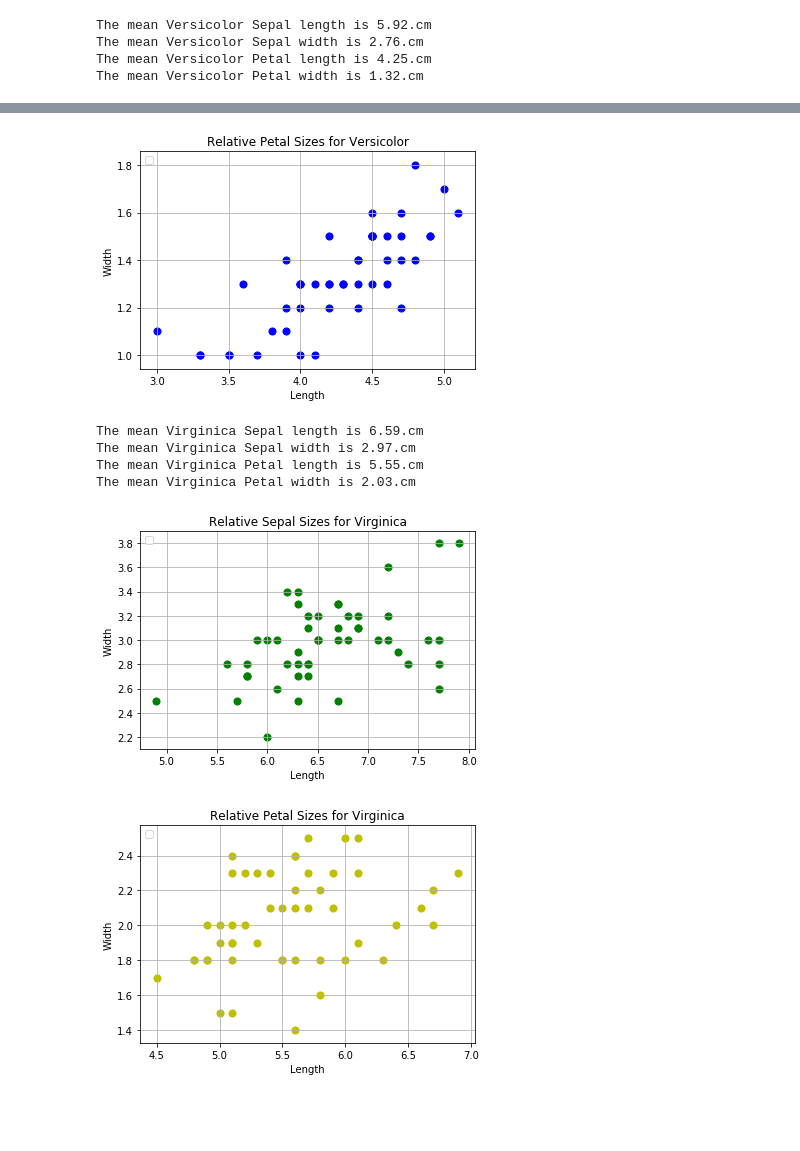
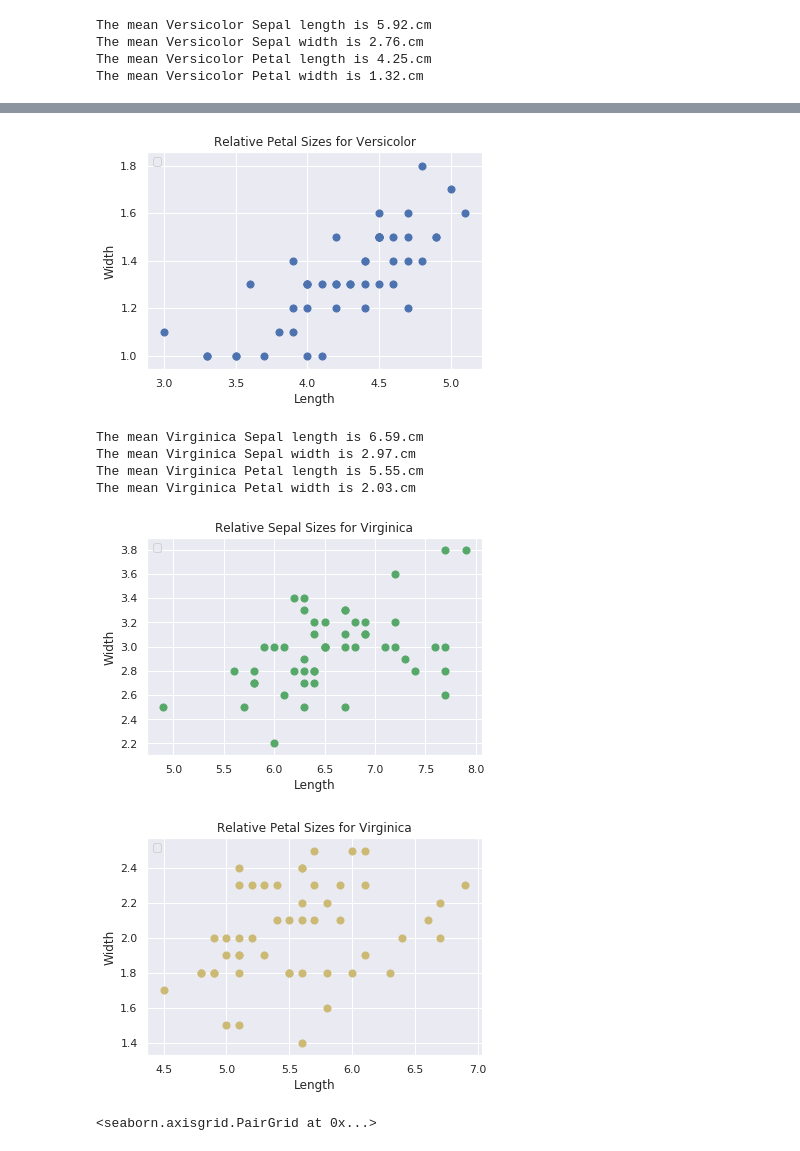
Before and after one commit to Rapid130RS/iris_dataset, a Jupyter notebook: matplotlib_pyplot.ipynb, the cells around one changed output, grey strips where cells are left out. Saved outputs shown, nothing was run; the diff lists cells and outputs as text; code cells hidden in the pictures; blank space fills up the shorter version.

```diff
--- a/matplotlib_pyplot.ipynb
+++ b/matplotlib_pyplot.ipynb
@@ -6,6 +6,7 @@
 # I will inially use a scatter plot to understand the realtionships between the four attributes
 import matplotlib.pyplot as plt
 import numpy as np
+import seaborn as sns                                                           # used to generate pairplots
 import pandas as pd                                                             # pandas is being used to obtain the CSV file
 import csv                                                                      # csv allows me to manipulate the csv file
 url = 'https://raw.githubusercontent.com/uiuc-cse/data-fa14/gh-pages/data/iris.csv'
@@ -21,10 +22,10 @@ meanSepalLength = (round(irisDf["sepal_length"].mean(), 2))
 meanSepalWidth = (round(irisDf["sepal_width"].mean(), 2))
 meanPetalLength = (round(irisDf["petal_length"].mean(), 2))
 meanPetalWidth = (round(irisDf["petal_width"].mean(), 2))
-#print("The mean Sepal length is "+str(meanSepalLength)+".cm")
-#print("The mean Sepal width is "+str(meanSepalWidth)+".cm")
-#print("The mean Petal length is "+str(meanPetalLength)+".cm")
-#print("The mean Petal width is "+str(meanPetalWidth)+".cm")
+print("The mean Sepal length is "+str(meanSepalLength)+".cm")
+print("The mean Sepal width is "+str(meanSepalWidth)+".cm")
+print("The mean Petal length is "+str(meanPetalLength)+".cm")
+print("The mean Petal width is "+str(meanPetalWidth)+".cm")
 
 # Fiilter the IrisDb ( I know that there are three classes of iris so will use iloc)
 isSetosa = irisDf.iloc[0:50]
@@ -135,4 +136,7 @@ xVirginicaP=isVirginica.petal_length
 yVirginicaP=isVirginica.petal_width
 plt.scatter(xVirginicaP, yVirginicaP, marker_size, c='y')
 plt.show()
+# Generate Pairplot
+sns.set()
+sns.pairplot(data=irisDf, kind="reg", hue="species")
 # %% [output]
@@ -150,7 +158,8 @@ The mean Versicolor Petal width is 1.32.cm
-[figure, old version]
+[figure, new version]
 The mean Virginica Sepal length is 6.59.cm
 The mean Virginica Sepal width is 2.97.cm
 The mean Virginica Petal length is 5.55.cm
 The mean Virginica Petal width is 2.03.cm
-[figure, old version]
+[figure, new version]
-[figure, old version]
+[figure, new version]
+<seaborn.axisgrid.PairGrid at 0x...>
```
Also changed, not shown: parts of 1 cell of this notebook.
